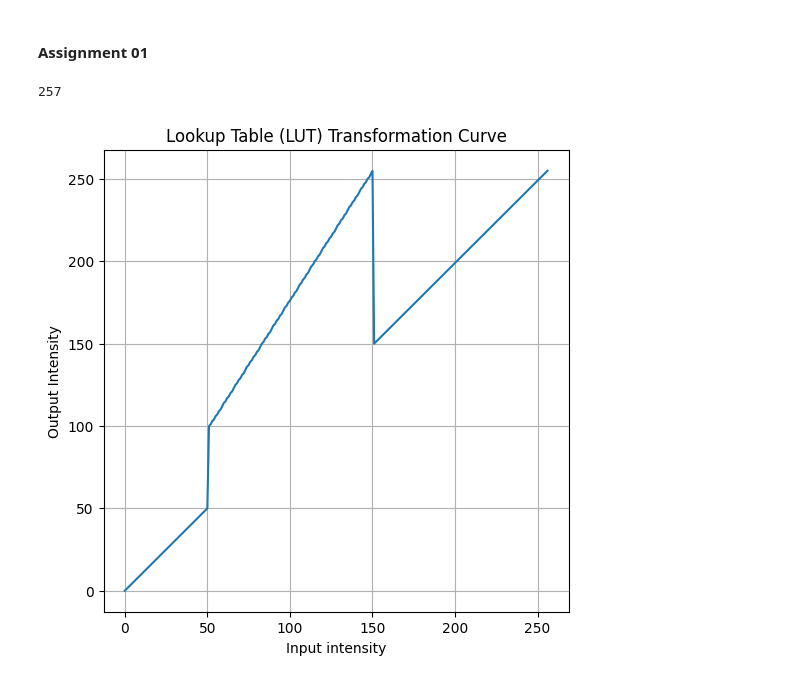
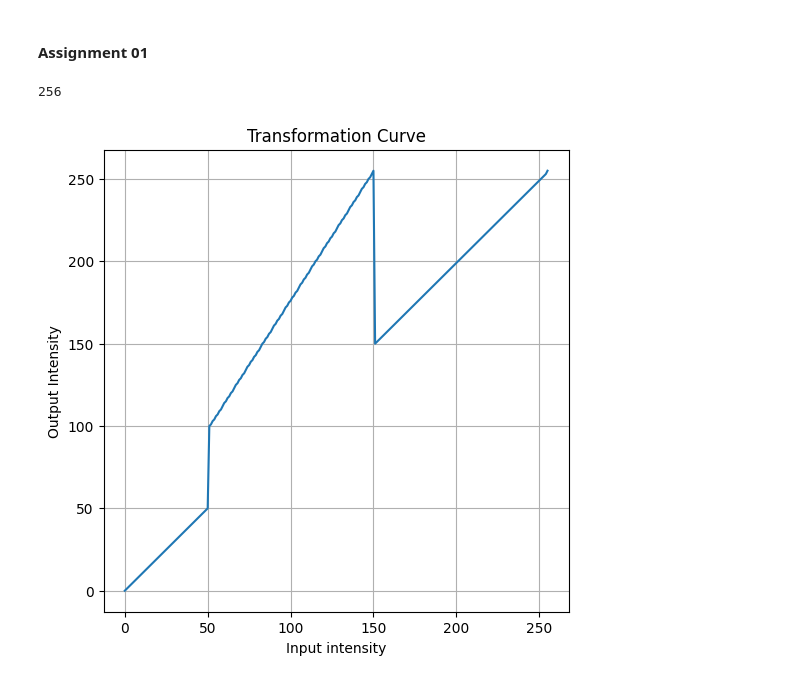
Before and after one commit to minuraashen/EN3160---Image-Processing-and-Machine-Vision, a Jupyter notebook: Assignment_01/220551K_a01.ipynb, the cells around one changed output. Saved outputs shown, nothing was run; the diff lists cells and outputs as text; code cells hidden in the pictures.

Commit message:
Intensity Transformation done

```diff
--- a/Assignment_01/220551K_a01.ipynb
+++ b/Assignment_01/220551K_a01.ipynb
@@ -8,22 +8,22 @@ import matplotlib.pyplot as plt
 # %%
 #Declare the control points in an array
 c = np.array([50, 100, 150, 200])
 
 #Generating the loockup table segments for transformation
 t1 = np.arange(c[0]+1, dtype=np.uint8)
 t2 = np.linspace(c[1], 255 , c[2]-c[0]).astype('uint8')
-t3 = np.linspace(c[2], 255, 255-c[2]+1).astype('uint8')
+t3 = np.linspace(c[2], 255, 255-c[2]).astype('uint8')
 
 transform = np.concatenate((t1,t2,t3))
 print(len(transform))
 plt.figure(figsize=(6,6))
 plt.plot(range(len(transform)), transform)
-plt.title("Lookup Table (LUT) Transformation Curve")
+plt.title("Transformation Curve")
 plt.xlabel("Input intensity")
 plt.ylabel("Output Intensity")
 plt.grid('true')
 # %% [output]
-257
+256
-[figure, old version]
+[figure, new version]
 # %%
 #Read the image
```
Also changed, not shown: parts of 1 cell of this notebook.
